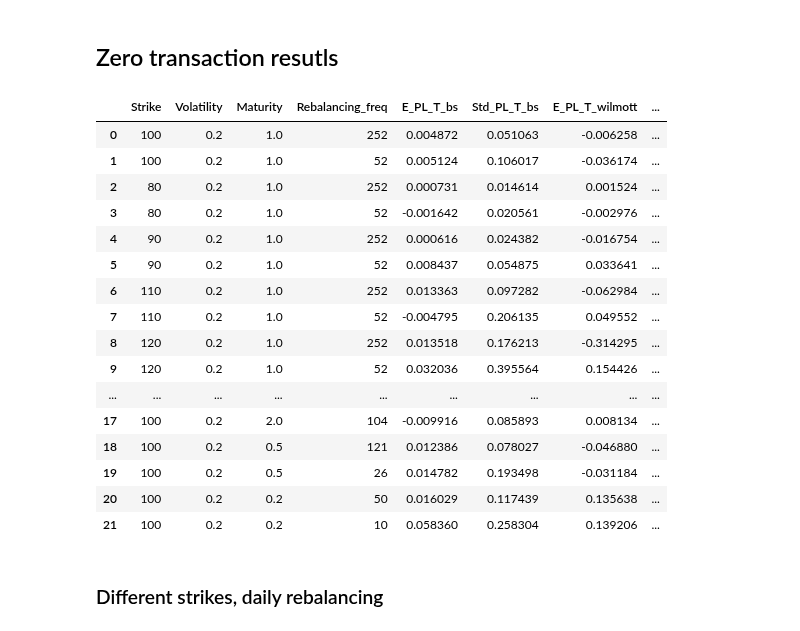
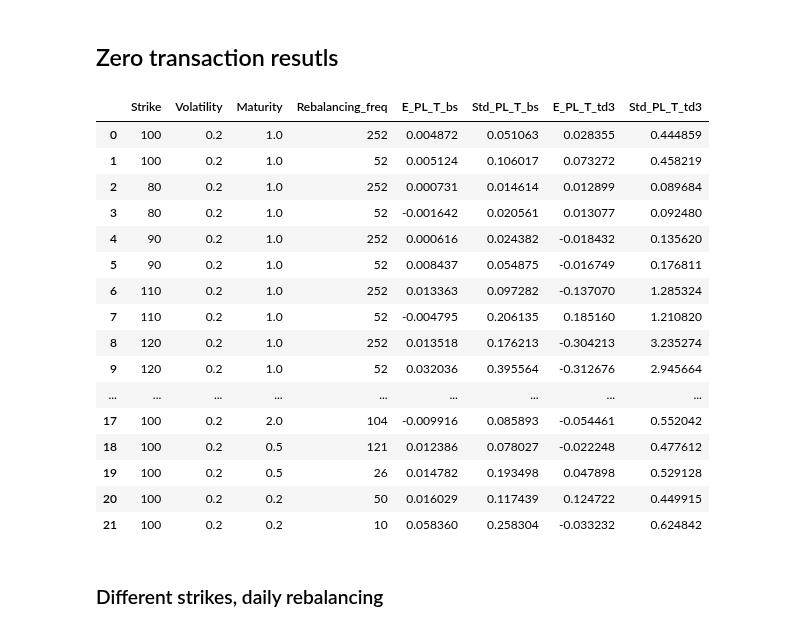
Before and after one commit to paolodelia99/delta-hedging, a Jupyter notebook: black-scholes-hedging/call-option/results_comp.ipynb, the cells around one changed output. Cells and saved outputs as stored; diff of their text form; code cells hidden in the pictures.

```diff
--- a/black-scholes-hedging/call-option/results_comp.ipynb
+++ b/black-scholes-hedging/call-option/results_comp.ipynb
@@ -51,25 +59,26 @@ keys = ['Strike', 'Volatility', 'Maturity', 'Rebalancing_freq']
 ## Zero transaction resutls
 # %%
 df_zero = pd.merge(df_bs_zero, df_wilmott_zero, how='right', on=keys).merge(df_td3_zero, how='right', on=keys)
+df_zero = df_zero.drop(columns=['E_PL_T_wilmott', 'Std_PL_T_wilmott'])
 df_zero
 # %% [output]
-|  | Strike | Volatility | Maturity | Rebalancing_freq | E_PL_T_bs | Std_PL_T_bs | E_PL_T_wilmott | ... |
-| 0 | 100 | 0.2 | 1.0 | 252 | 0.004872 | 0.051063 | -0.006258 | ... |
-| 1 | 100 | 0.2 | 1.0 | 52 | 0.005124 | 0.106017 | -0.036174 | ... |
-| 2 | 80 | 0.2 | 1.0 | 252 | 0.000731 | 0.014614 | 0.001524 | ... |
-| 3 | 80 | 0.2 | 1.0 | 52 | -0.001642 | 0.020561 | -0.002976 | ... |
-| 4 | 90 | 0.2 | 1.0 | 252 | 0.000616 | 0.024382 | -0.016754 | ... |
-| 5 | 90 | 0.2 | 1.0 | 52 | 0.008437 | 0.054875 | 0.033641 | ... |
-| 6 | 110 | 0.2 | 1.0 | 252 | 0.013363 | 0.097282 | -0.062984 | ... |
-| 7 | 110 | 0.2 | 1.0 | 52 | -0.004795 | 0.206135 | 0.049552 | ... |
-| 8 | 120 | 0.2 | 1.0 | 252 | 0.013518 | 0.176213 | -0.314295 | ... |
-| 9 | 120 | 0.2 | 1.0 | 52 | 0.032036 | 0.395564 | 0.154426 | ... |
+|  | Strike | Volatility | Maturity | Rebalancing_freq | E_PL_T_bs | Std_PL_T_bs | E_PL_T_td3 | Std_PL_T_td3 |
+| 0 | 100 | 0.2 | 1.0 | 252 | 0.004872 | 0.051063 | 0.028355 | 0.444859 |
+| 1 | 100 | 0.2 | 1.0 | 52 | 0.005124 | 0.106017 | 0.073272 | 0.458219 |
+| 2 | 80 | 0.2 | 1.0 | 252 | 0.000731 | 0.014614 | 0.012899 | 0.089684 |
+| 3 | 80 | 0.2 | 1.0 | 52 | -0.001642 | 0.020561 | 0.013077 | 0.092480 |
+| 4 | 90 | 0.2 | 1.0 | 252 | 0.000616 | 0.024382 | -0.018432 | 0.135620 |
+| 5 | 90 | 0.2 | 1.0 | 52 | 0.008437 | 0.054875 | -0.016749 | 0.176811 |
+| 6 | 110 | 0.2 | 1.0 | 252 | 0.013363 | 0.097282 | -0.137070 | 1.285324 |
+| 7 | 110 | 0.2 | 1.0 | 52 | -0.004795 | 0.206135 | 0.185160 | 1.210820 |
+| 8 | 120 | 0.2 | 1.0 | 252 | 0.013518 | 0.176213 | -0.304213 | 3.235274 |
+| 9 | 120 | 0.2 | 1.0 | 52 | 0.032036 | 0.395564 | -0.312676 | 2.945664 |
 | ... | ... | ... | ... | ... | ... | ... | ... | ... |
-| 17 | 100 | 0.2 | 2.0 | 104 | -0.009916 | 0.085893 | 0.008134 | ... |
-| 18 | 100 | 0.2 | 0.5 | 121 | 0.012386 | 0.078027 | -0.046880 | ... |
-| 19 | 100 | 0.2 | 0.5 | 26 | 0.014782 | 0.193498 | -0.031184 | ... |
-| 20 | 100 | 0.2 | 0.2 | 50 | 0.016029 | 0.117439 | 0.135638 | ... |
-| 21 | 100 | 0.2 | 0.2 | 10 | 0.058360 | 0.258304 | 0.139206 | ... |
+| 17 | 100 | 0.2 | 2.0 | 104 | -0.009916 | 0.085893 | -0.054461 | 0.552042 |
+| 18 | 100 | 0.2 | 0.5 | 121 | 0.012386 | 0.078027 | -0.022248 | 0.477612 |
+| 19 | 100 | 0.2 | 0.5 | 26 | 0.014782 | 0.193498 | 0.047898 | 0.529128 |
+| 20 | 100 | 0.2 | 0.2 | 50 | 0.016029 | 0.117439 | 0.124722 | 0.449915 |
+| 21 | 100 | 0.2 | 0.2 | 10 | 0.058360 | 0.258304 | -0.033232 | 0.624842 |
 # %% [markdown]
 ### Different strikes, daily rebalancing
 # %%
```
Also changed, not shown: parts of 56 cells of this notebook, 1 other file.
